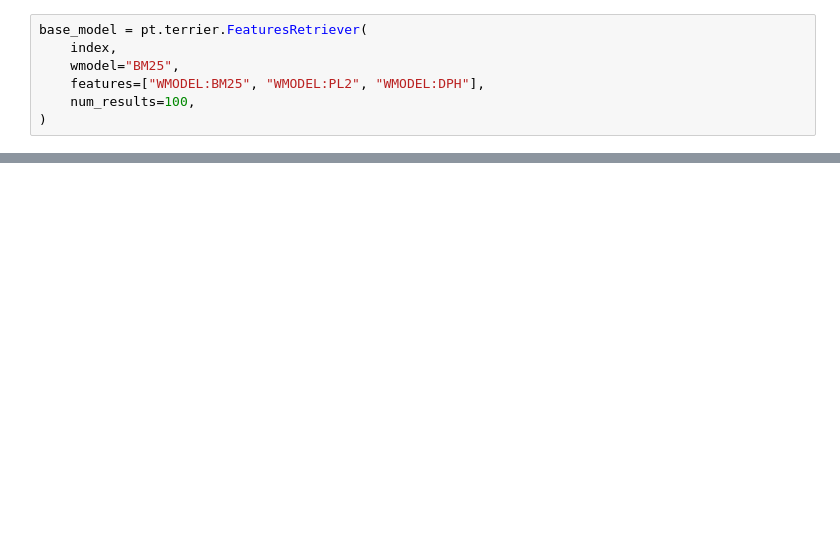
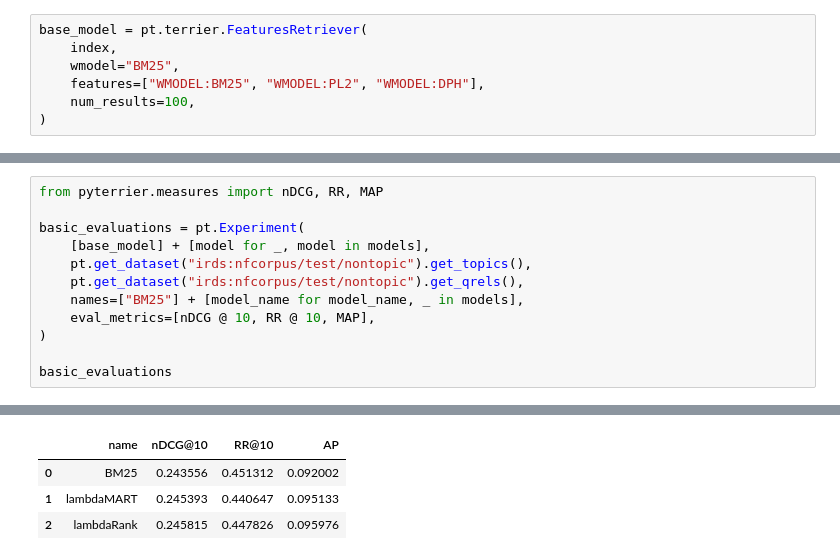
Before and after one commit to acturcu/information_retrieval_ltr_comparison, a Jupyter notebook: main.ipynb, the cells around one changed output, grey strips where cells are left out. Drawn from its saved outputs; the diff is of its cells as text; blank space fills up the shorter version.

```diff
--- a/main.ipynb
+++ b/main.ipynb
@@ -37,0 +94,13 @@ rankSVM = get_rankSVM_model(base_model)
+# %%
+from pyterrier.measures import nDCG, RR, MAP
+
+basic_evaluations = pt.Experiment(
+    [base_model] + [model for _, model in models],
+    pt.get_dataset("irds:nfcorpus/test/nontopic").get_topics(),
+    pt.get_dataset("irds:nfcorpus/test/nontopic").get_qrels(),
+    names=["BM25"] + [model_name for model_name, _ in models],
+    eval_metrics=[nDCG @ 10, RR @ 10, MAP],
+)
+
+basic_evaluations
+# %% [output]
@@ -37,0 +108,4 @@ rankSVM = get_rankSVM_model(base_model)
+|  | name | nDCG@10 | RR@10 | AP |
+| 0 | BM25 | 0.243556 | 0.451312 | 0.092002 |
+| 1 | lambdaMART | 0.245393 | 0.440647 | 0.095133 |
+| 2 | lambdaRank | 0.245815 | 0.447826 | 0.095976 |
```
Also changed, not shown: parts of 7 cells of this notebook, 1 other file.
